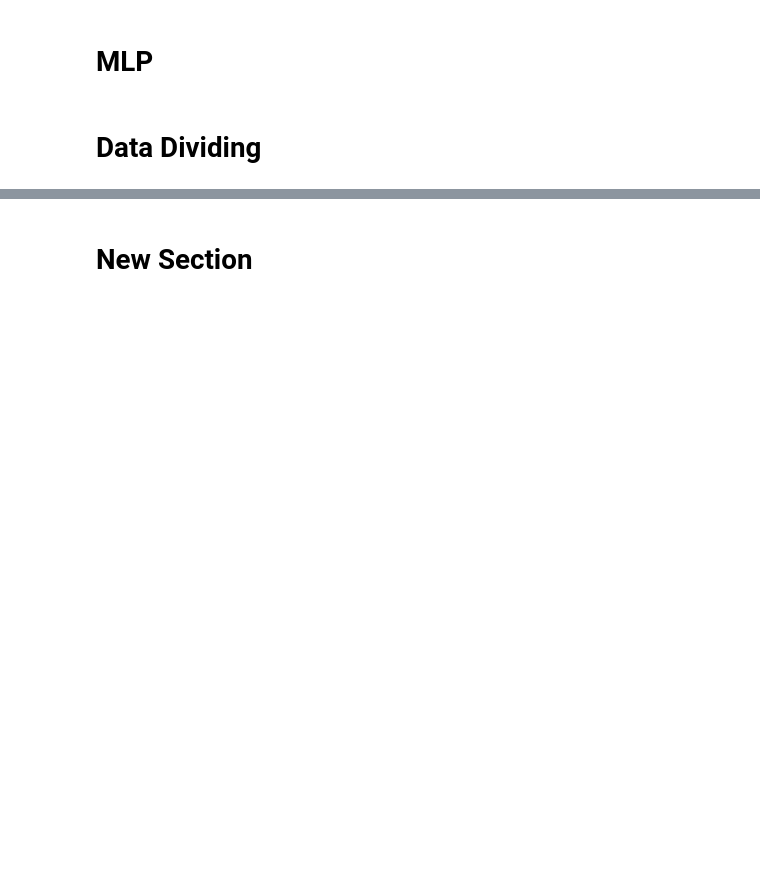
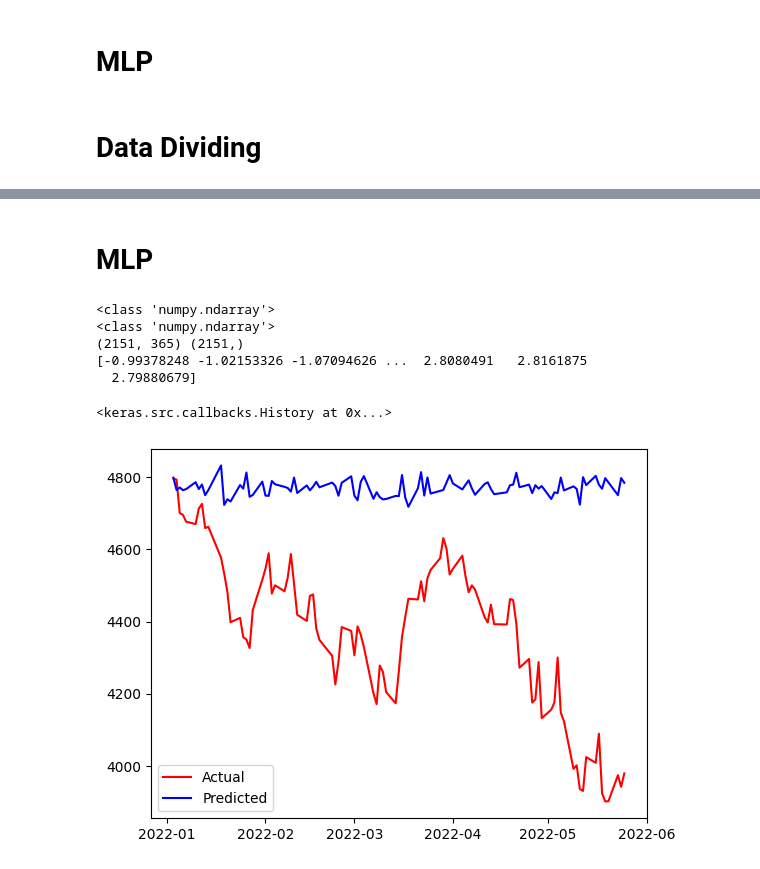
Before and after one commit to lebmond/MFM703Project, a Jupyter notebook: MFM703_Diffuser.ipynb, the cells around one changed output, grey strips where cells are left out. Drawn from its saved outputs; the diff is of its cells as text; code cells hidden in the pictures; blank space fills up the shorter version.

Commit message:
First Time Completely Go Through the whole process
Implemented everything, but poor prediction. Need to alter method used.

```diff
--- a/MFM703_Diffuser.ipynb
+++ b/MFM703_Diffuser.ipynb
@@ -298,2 +347,0 @@ ValueError: ignored
-# %% [markdown]
-# New Section
@@ -302,18 +348,51 @@ adj_close_df.shape
+# %% [markdown]
+# MLP
+# %%
+#X, y = split_sequence(denoised_ts_arr, n_steps= 365)
+
+print(type(denoised_ts_arr))
+print(type(denoised_ts_arr[0]))
+
+demo = np.array(adj_close_std_df.iloc[:,0])
+demo_lst = []
+demo_lst.append(demo)
+
+#samller example
+X, y = split_sequence(demo_lst, n_steps= 365)
+
+print(X.shape, y.shape)
+print(y)
+# %% [output]
+<class 'numpy.ndarray'>
+<class 'numpy.ndarray'>
+(2151, 365) (2151,)
+[-0.99378248 -1.02153326 -1.07094626 ...  2.8080491   2.8161875
+  2.79880679]
 # %%
 from keras.models import Sequential
 from keras.layers import Dense
 
-X, y = split_sequence(adj_close_df)
-
 # define model
 model = Sequential()
-model.add(Dense(100, activation='relu', input_dim=30))
-model.add(Dense(1))
+model.add(Dense(100, activation='relu', input_dim = 365))
+model.add(Dense(100))
 model.compile(optimizer='adam', loss='mse')
 # fit model
-model.fit(X, y, epochs=2000, verbose=0)
-
-# demonstrate prediction
-x_input = np.array(adj_close_df[-n_steps:]).reshape((1, n_steps))
-yhat = model.predict(x_input, verbose=0)
-print(yhat)
+model.fit(X, y, epochs=200, verbose=0)
+# %% [output]
+<keras.src.callbacks.History at 0x...>
+# %%
+# demonstrate prediction
+x_input = np.array(adj_close_std_df[-365:]).reshape((1, 365))
+yhat = model.predict(x_input, verbose=0)[0]
+for i in range(len(yhat)):
+  yhat[i] = yhat[i] * standardized_std + standardized_mean
+predict_yhat = pd.DataFrame(yhat, columns = adj_close_std_df.columns,
+                            index = sp500_index_test.index[:len(yhat)])
+# %%
+plt.plot(sp500_index_test[:100], label = "Actual", color = "red")
+plt.plot(predict_yhat, label = "Predicted", color = "blue")
+plt.legend()
+plt.show()
+# %% [output]
+[figure, added]
```
Also changed, not shown: parts of 12 cells of this notebook.
